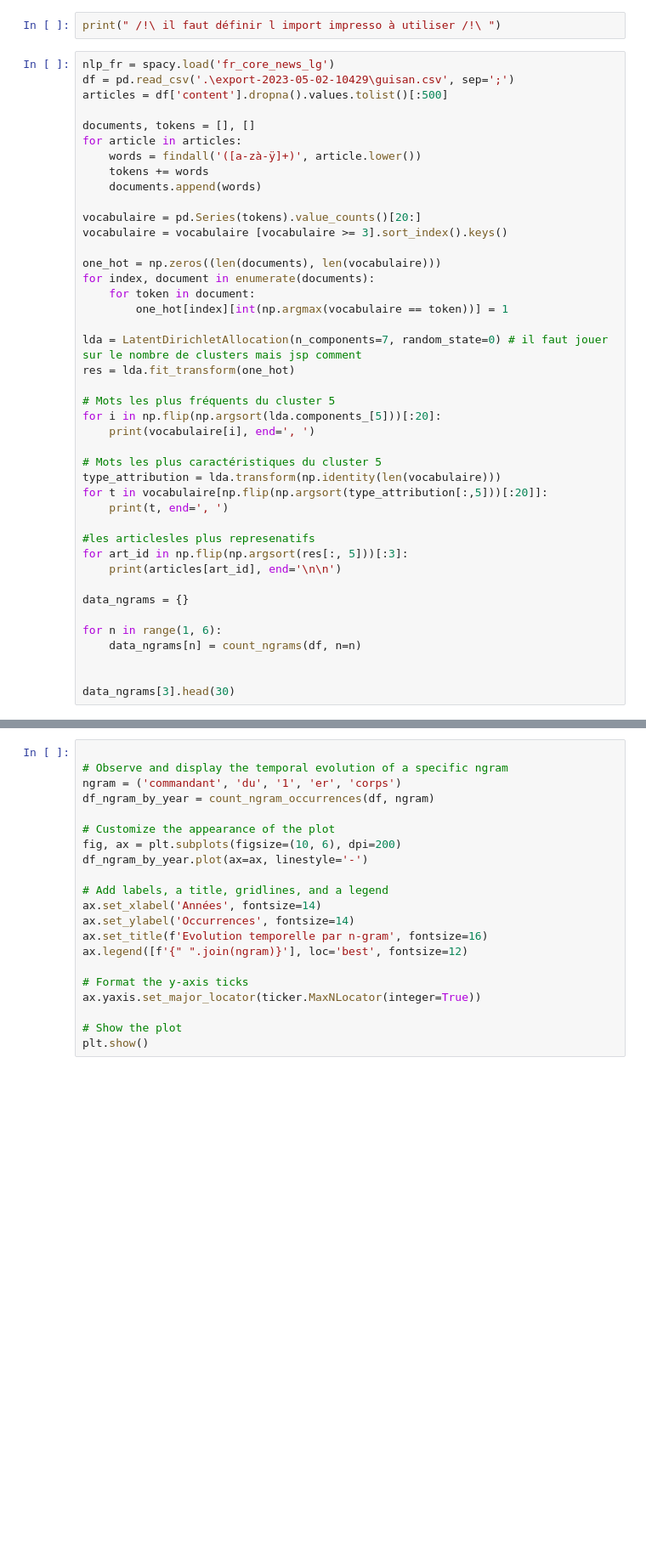
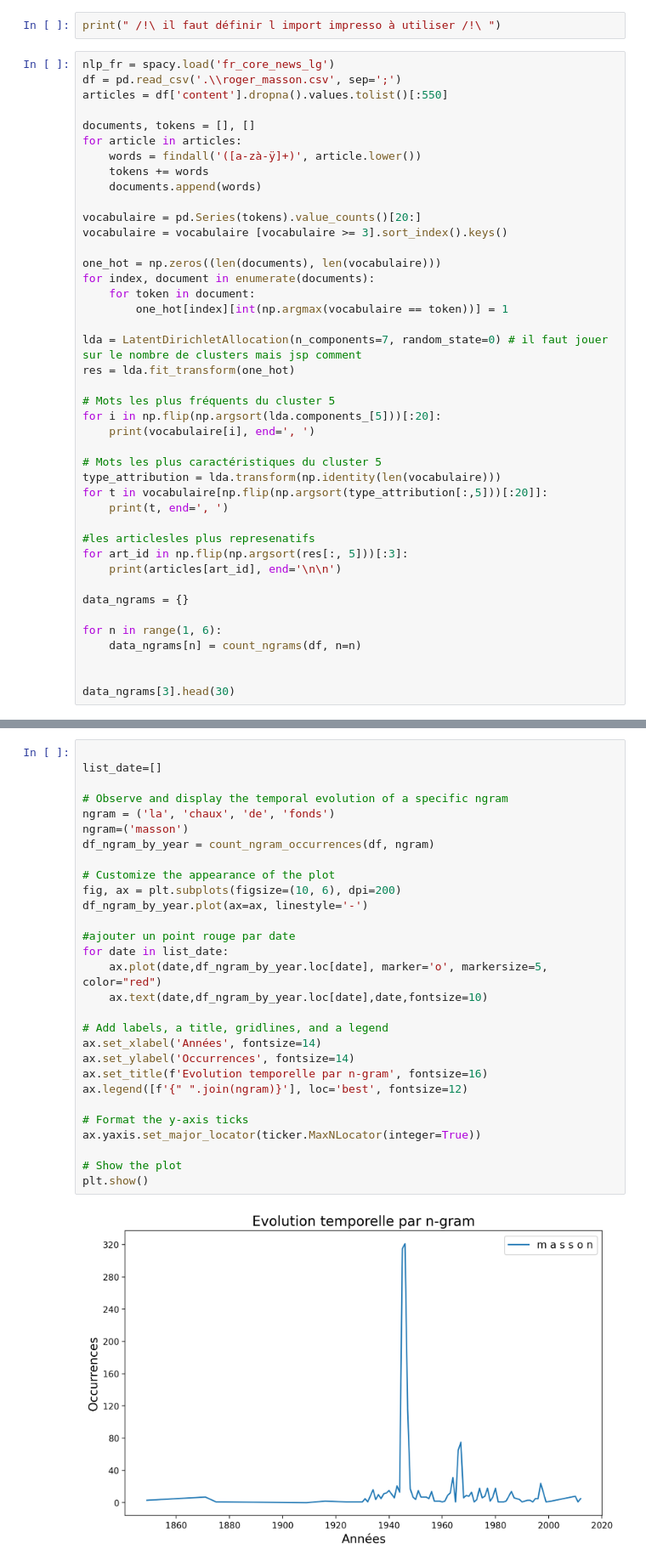
Before and after one commit to TheoVasa/SHS-PROJET, a Jupyter notebook: merged_exercise_usefull.ipynb, the cells around one changed output, grey strips where cells are left out. Shown at 85% size. Drawn from its saved outputs; the diff is of its cells as text; blank space fills up the shorter version.

Commit message:
modif graph

```diff
--- a/merged_exercise_usefull.ipynb
+++ b/merged_exercise_usefull.ipynb
@@ -162,8 +162,8 @@ def count_ngram_occurrences(df, ngram: tuple):
 print(" /!\ il faut définir l import impresso à utiliser /!\ ")
 # %%
 nlp_fr = spacy.load('fr_core_news_lg')
-df = pd.read_csv('.\export-2023-05-02-10429\guisan.csv', sep=';')
-articles = df['content'].dropna().values.tolist()[:500]
+df = pd.read_csv('.\\roger_masson.csv', sep=';')
+articles = df['content'].dropna().values.tolist()[:550]
 
 documents, tokens = [], []
 for article in articles:
@@ -212,24 +282,34 @@ print(" /!\il faut définir le n-gram à utiliser /!\ ")
 # %%
 
+list_date=[]
+
 # Observe and display the temporal evolution of a specific ngram
-ngram = ('commandant', 'du', '1', 'er', 'corps')
+ngram = ('la', 'chaux', 'de', 'fonds')
+ngram=('masson')
 df_ngram_by_year = count_ngram_occurrences(df, ngram)
 
 # Customize the appearance of the plot
 fig, ax = plt.subplots(figsize=(10, 6), dpi=200)
 df_ngram_by_year.plot(ax=ax, linestyle='-')
+
+#ajouter un point rouge par date
+for date in list_date:
+    ax.plot(date,df_ngram_by_year.loc[date], marker='o', markersize=5, color="red")
+    ax.text(date,df_ngram_by_year.loc[date],date,fontsize=10)
 
 # Add labels, a title, gridlines, and a legend
 ax.set_xlabel('Années', fontsize=14)
 ax.set_ylabel('Occurrences', fontsize=14)
 ax.set_title(f'Evolution temporelle par n-gram', fontsize=16)
 ax.legend([f'{" ".join(ngram)}'], loc='best', fontsize=12)
 
 # Format the y-axis ticks
 ax.yaxis.set_major_locator(ticker.MaxNLocator(integer=True))
 
 # Show the plot
 plt.show()
+# %% [output]
+[figure, added]
 # %%
 #find sentences containing the ngram and the sentence before and after
 def find_sentences(articles, ngram: tuple):
```
Also changed, not shown: parts of 5 cells of this notebook.
